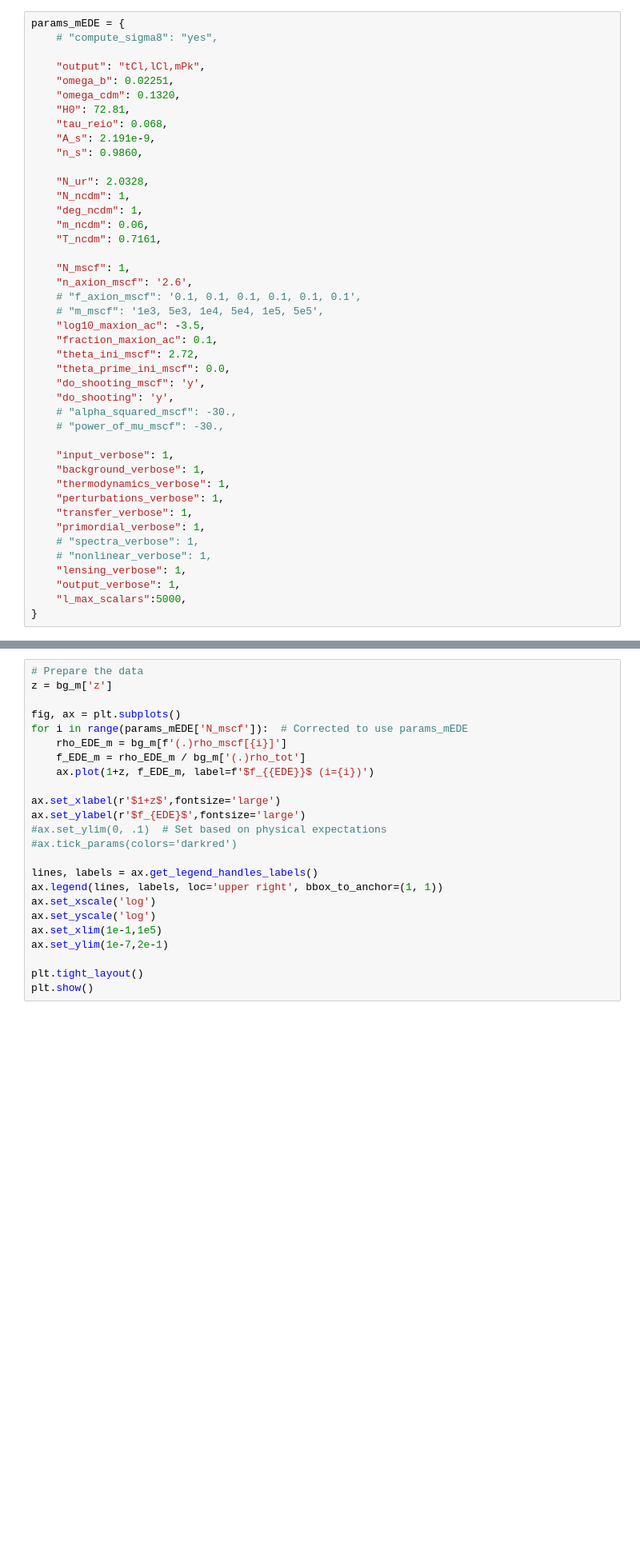
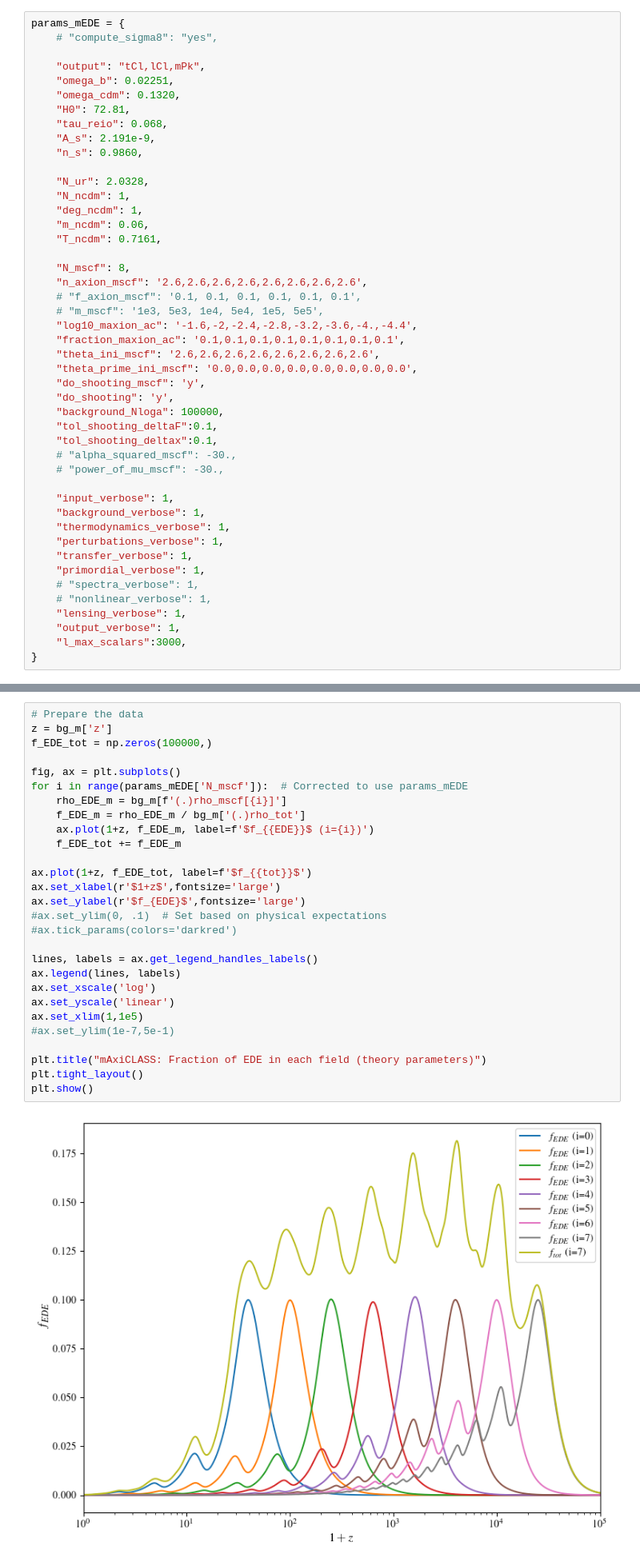
Before and after one commit to marcobeIIa/AxiCLASS, a Jupyter notebook: notebooks/mb_mEDE_shooting.ipynb, the cells around one changed output, grey strips where cells are left out. Shown at 80% size. Drawn from its saved outputs; the diff is of its cells as text; blank space fills up the shorter version.

```diff
--- a/notebooks/mb_mEDE_shooting.ipynb
+++ b/notebooks/mb_mEDE_shooting.ipynb
@@ -84,16 +84,19 @@ params_mEDE = {
     "m_ncdm": 0.06,
     "T_ncdm": 0.7161,
 
-    "N_mscf": 1,
-    "n_axion_mscf": '2.6',
+    "N_mscf": 8,
+    "n_axion_mscf": '2.6,2.6,2.6,2.6,2.6,2.6,2.6,2.6',
     # "f_axion_mscf": '0.1, 0.1, 0.1, 0.1, 0.1, 0.1',
     # "m_mscf": '1e3, 5e3, 1e4, 5e4, 1e5, 5e5',
-    "log10_maxion_ac": -3.5,
-    "fraction_maxion_ac": 0.1,
-    "theta_ini_mscf": 2.72,
-    "theta_prime_ini_mscf": 0.0,
+    "log10_maxion_ac": '-1.6,-2,-2.4,-2.8,-3.2,-3.6,-4.,-4.4',
+    "fraction_maxion_ac": '0.1,0.1,0.1,0.1,0.1,0.1,0.1,0.1',
+    "theta_ini_mscf": '2.6,2.6,2.6,2.6,2.6,2.6,2.6,2.6',
+    "theta_prime_ini_mscf": '0.0,0.0,0.0,0.0,0.0,0.0,0.0,0.0',
     "do_shooting_mscf": 'y',
     "do_shooting": 'y',
+    "background_Nloga": 100000,
+    "tol_shooting_deltaF":0.1,
+    "tol_shooting_deltax":0.1,
     # "alpha_squared_mscf": -30.,
     # "power_of_mu_mscf": -30.,
 
@@ -107,7 +110,7 @@ params_mEDE = {
     # "nonlinear_verbose": 1,
     "lensing_verbose": 1,
     "output_verbose": 1,
-    "l_max_scalars":5000,
+    "l_max_scalars":3000,
 }
 # %%
 EDE1 = Class()
@@ -123,27 +147,33 @@ derived = EDE1.get_current_derived_parameters(['z_eq','z_rec'])
 # %%
 # Prepare the data
 z = bg_m['z']
+f_EDE_tot = np.zeros(100000,)
 
 fig, ax = plt.subplots()
 for i in range(params_mEDE['N_mscf']):  # Corrected to use params_mEDE
     rho_EDE_m = bg_m[f'(.)rho_mscf[{i}]']
     f_EDE_m = rho_EDE_m / bg_m['(.)rho_tot']
     ax.plot(1+z, f_EDE_m, label=f'$f_{{EDE}}$ (i={i})')
+    f_EDE_tot += f_EDE_m
 
+ax.plot(1+z, f_EDE_tot, label=f'$f_{{tot}}$')
 ax.set_xlabel(r'$1+z$',fontsize='large')
 ax.set_ylabel(r'$f_{EDE}$',fontsize='large')
 #ax.set_ylim(0, .1)  # Set based on physical expectations
 #ax.tick_params(colors='darkred')
 
 lines, labels = ax.get_legend_handles_labels()
-ax.legend(lines, labels, loc='upper right', bbox_to_anchor=(1, 1))
+ax.legend(lines, labels)
 ax.set_xscale('log')
-ax.set_yscale('log')
-ax.set_xlim(1e-1,1e5)
-ax.set_ylim(1e-7,2e-1)
+ax.set_yscale('linear')
+ax.set_xlim(1,1e5)
+#ax.set_ylim(1e-7,5e-1)
 
+plt.title("mAxiCLASS: Fraction of EDE in each field (theory parameters)")
 plt.tight_layout()
 plt.show()
+# %% [output]
+[figure, added]
 # %% [markdown]
 # Compute $C_l$
 # %%
```
Also changed, not shown: parts of 4 cells of this notebook, 2 other files.
